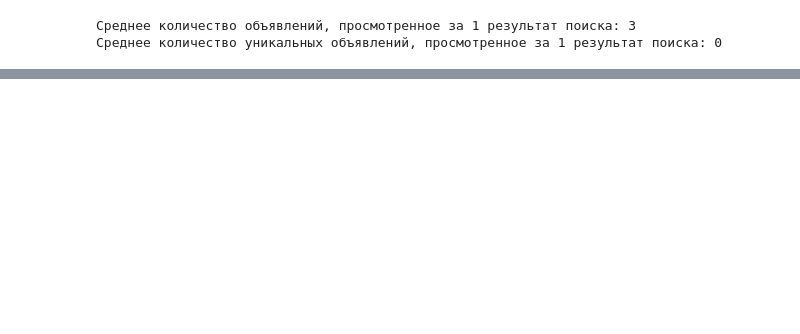
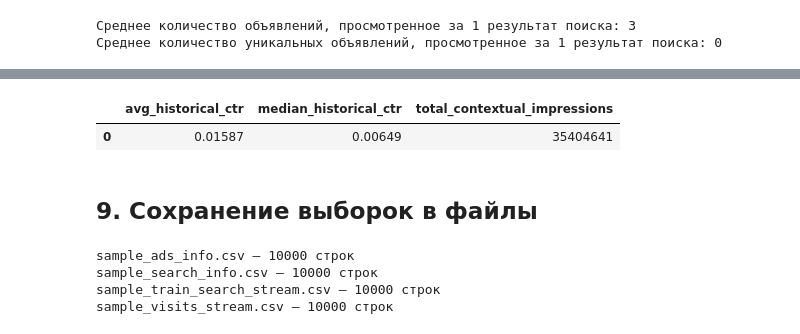
Before and after one commit to wiccdt/ds_farpost_autoparts_ab_test, a Jupyter notebook: preprocessing.ipynb, the cells around one changed output, grey strips where cells are left out. Saved outputs shown, nothing was run; the diff lists cells and outputs as text; code cells hidden in the pictures; blank space fills up the shorter version.

```diff
--- a/preprocessing.ipynb
+++ b/preprocessing.ipynb
@@ -490,0 +587,17 @@ df.head(10)
+# %%
+query = '''
+SELECT
+    ROUND(AVG(t.HistCTR), 5) AS avg_historical_ctr,
+    ROUND(MEDIAN(t.HistCTR), 5) AS median_historical_ctr,
+    COUNT(*) AS total_contextual_impressions
+FROM train_search_stream t
+JOIN ads_info a ON t.AdID = a.AdID
+WHERE t.ObjectType = 3
+  AND a.CategoryID = 34
+  AND t.HistCTR IS NOT NULL;
+'''
+df_context_ad_ctr = conn.execute(query).fetchdf()
+df_context_ad_ctr
+# %% [output]
+|  | avg_historical_ctr | median_historical_ctr | total_contextual_impressions |
+| 0 | 0.01587 | 0.00649 | 35404641 |
@@ -490,0 +606,24 @@ df.head(10)
+# %% [markdown]
+## 9. Сохранение выборок в файлы
+# %%
+os.makedirs('data/samples', exist_ok=True)
+
+tables = {
+    'ads_info': 10000,
+    'search_info': 10000,
+    'train_search_stream': 10000,
+    'visits_stream': 10000,
+}
+
+for table, n in tables.items():
+    conn.execute(f"""
+        COPY (
+            SELECT * FROM {table} USING SAMPLE {n} ROWS (reservoir, 42)
+        ) TO 'data/samples/sample_{table}.csv' (HEADER, DELIMITER ',')
+    """)
+    print(f'sample_{table}.csv — {n} строк')
+# %% [output]
+sample_ads_info.csv — 10000 строк
+sample_search_info.csv — 10000 строк
+sample_train_search_stream.csv — 10000 строк
+sample_visits_stream.csv — 10000 строк
```
Also changed, not shown: parts of 30 cells of this notebook, 8 other files.
